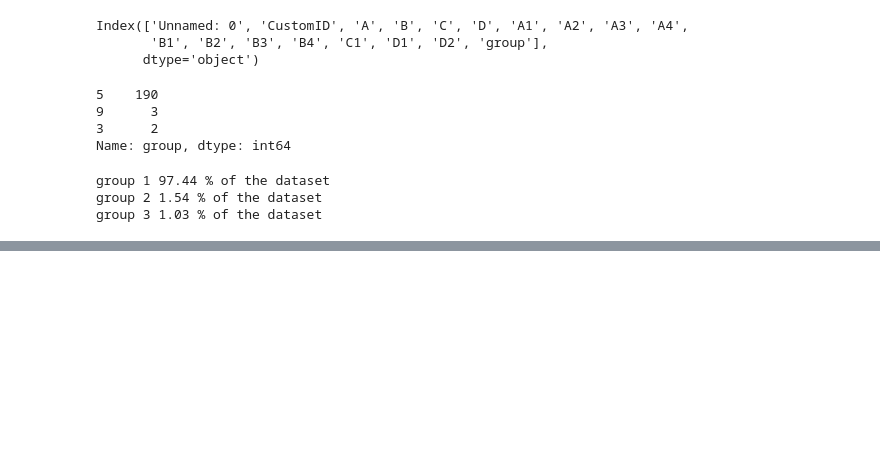
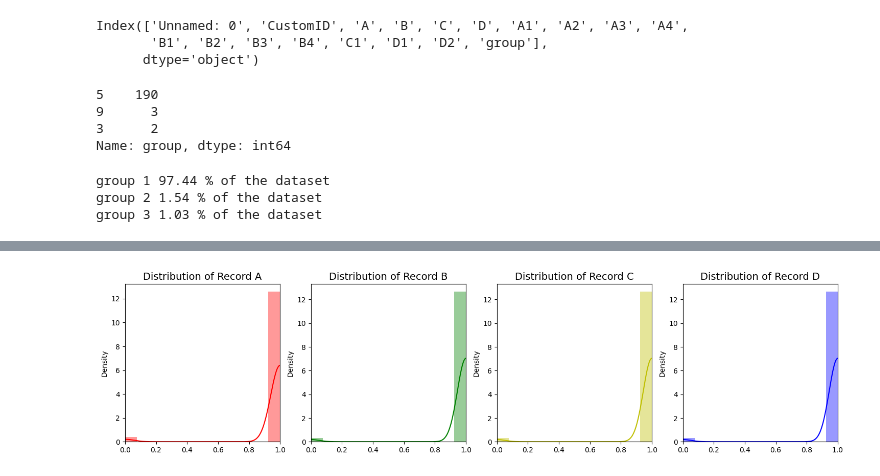
Before and after one commit to jumbokh/ML-Class, a Jupyter notebook: notebooks/overSampling_creditCard.ipynb, the cells around one changed output, grey strips where cells are left out. Saved outputs shown, nothing was run; the diff lists cells and outputs as text; code cells hidden in the pictures; blank space fills up the shorter version.

```diff
--- a/notebooks/overSampling_creditCard.ipynb
+++ b/notebooks/overSampling_creditCard.ipynb
@@ -99,0 +100,27 @@ Text(0.5, 1.0, 'Class Distributions \n (5: Normal || 9: Fraud1 || 3: Fraud2)')
+# %%
+fig, ax = plt.subplots(1, 4, figsize=(18,4))
+
+a_val = df['A'].values
+b_val = df['B'].values
+c_val = df['C'].values
+d_val = df['D'].values
+
+sns.distplot(a_val, ax=ax[0], color='r')
+ax[0].set_title('Distribution of Record A', fontsize=14)
+ax[0].set_xlim([min(a_val), max(a_val)])
+
+sns.distplot(b_val, ax=ax[1], color='g')
+ax[1].set_title('Distribution of Record B', fontsize=14)
+ax[1].set_xlim([min(b_val), max(b_val)])
+
+sns.distplot(c_val, ax=ax[2], color='y')
+ax[2].set_title('Distribution of Record C', fontsize=14)
+ax[2].set_xlim([min(c_val), max(c_val)])
+
+sns.distplot(d_val, ax=ax[3], color='b')
+ax[3].set_title('Distribution of Record D', fontsize=14)
+ax[3].set_xlim([min(d_val), max(d_val)])
+
+plt.show()
+# %% [output]
+[figure, added]
```
Also changed, not shown: parts of 8 cells of this notebook.
